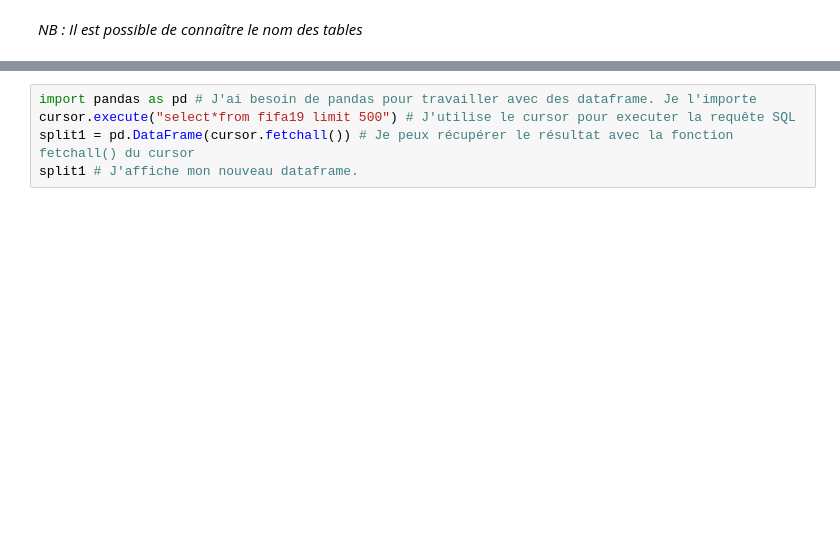
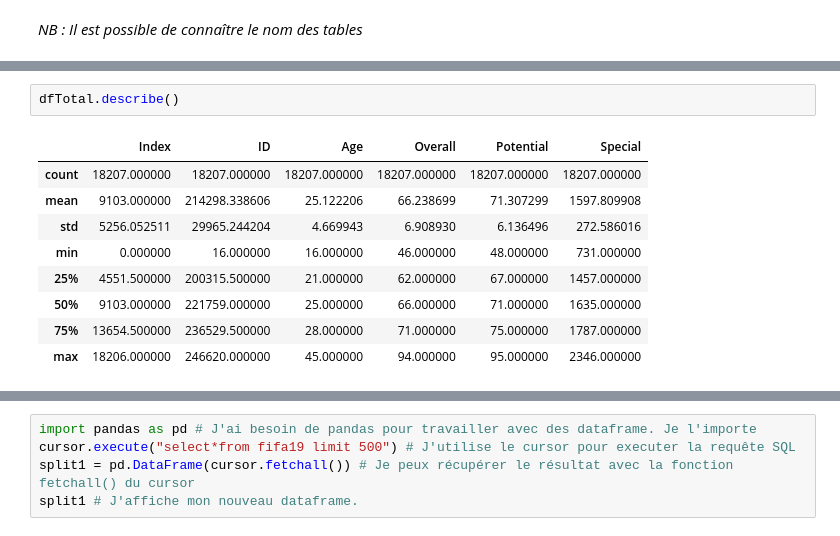
Before and after one commit to nchurlet/Fifa-19, a Jupyter notebook: Fifa19_Rendu.ipynb, the cells around one changed output, grey strips where cells are left out. Cells and saved outputs as stored; diff of their text form; blank space fills up the shorter version.

```diff
--- a/Fifa19_Rendu.ipynb
+++ b/Fifa19_Rendu.ipynb
@@ -35 +64,13 @@ tables_in_sqlite_db(conn)
+# %%
+dfTotal.describe()
+# %% [output]
+|  | Index | ID | Age | Overall | Potential | Special |
+| count | 18207.000000 | 18207.000000 | 18207.000000 | 18207.000000 | 18207.000000 | 18207.000000 |
+| mean | 9103.000000 | 214298.338606 | 25.122206 | 66.238699 | 71.307299 | 1597.809908 |
+| std | 5256.052511 | 29965.244204 | 4.669943 | 6.908930 | 6.136496 | 272.586016 |
+| min | 0.000000 | 16.000000 | 16.000000 | 46.000000 | 48.000000 | 731.000000 |
+| 25% | 4551.500000 | 200315.500000 | 21.000000 | 62.000000 | 67.000000 | 1457.000000 |
+| 50% | 9103.000000 | 221759.000000 | 25.000000 | 66.000000 | 71.000000 | 1635.000000 |
+| 75% | 13654.500000 | 236529.500000 | 28.000000 | 71.000000 | 75.000000 | 1787.000000 |
+| max | 18206.000000 | 246620.000000 | 45.000000 | 94.000000 | 95.000000 | 2346.000000 |
 # %% [markdown]
```
Also changed, not shown: parts of 25 cells of this notebook, 2 other files.
